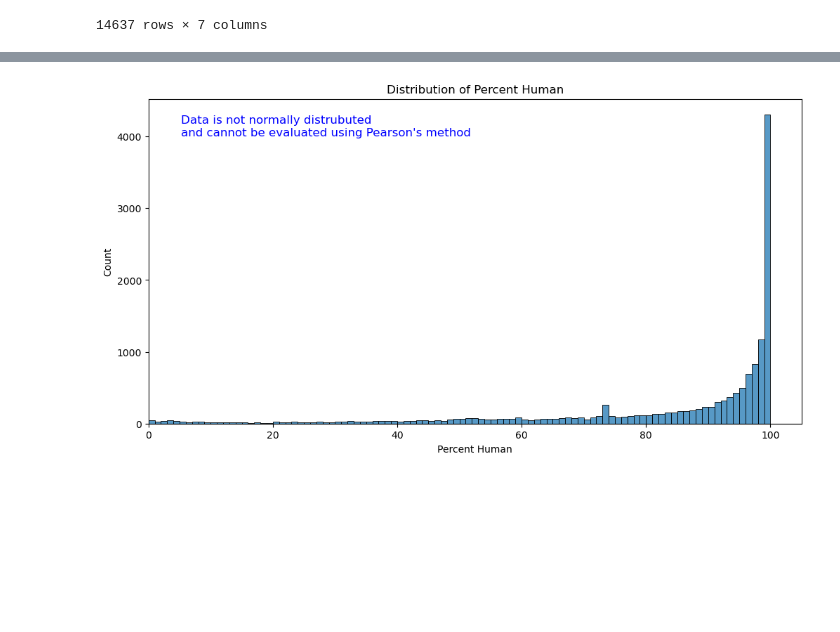
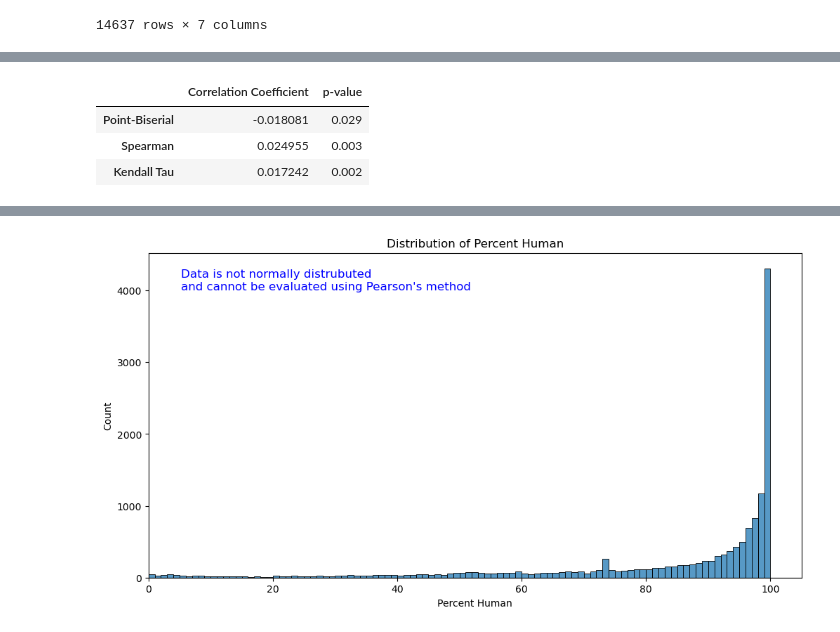
Before and after one commit to Magmafish/SerpGS, a Jupyter notebook: interpretation.ipynb, the cells around one changed output, grey strips where cells are left out. Cells and saved outputs as stored; diff of their text form; code cells hidden in the pictures; blank space fills up the shorter version.

```diff
--- a/interpretation.ipynb
+++ b/interpretation.ipynb
@@ -70 +32,24 @@ plt.show()
+# %%
+# Define a function to format the p-values
+def format_pval(pval):
+    if pval < 0.001:
+        return '{:.2e}'.format(pval)
+    else:
+        return '{:.3f}'.format(pval)
+
+# Create a pandas dataframe to store the results
+data = {'Correlation Coefficient': [pb_corr, spearman_corr, kendall_tau], 'p-value': [pb_pval, spearman_pval, kendall_pval]}
+index = ['Point-Biserial', 'Spearman', 'Kendall Tau']
+df_results = pd.DataFrame(data=data, index=index)
+
+# Format the p-values and add color coding based on the significance level
+df_styled = df_results.style.format({'p-value': format_pval}).applymap(lambda x: 'color: red' if x < 0.05 else '', subset=['p-value'])
+
+# Display the styled dataframe as a table
+df_styled
+# %% [output]
+|  | Correlation Coefficient | p-value |
+| Point-Biserial | -0.018081 | 0.029 |
+| Spearman | 0.024955 | 0.003 |
+| Kendall Tau | 0.017242 | 0.002 |
 # %%
```
Also changed, not shown: parts of 6 cells of this notebook, 2 other files.
